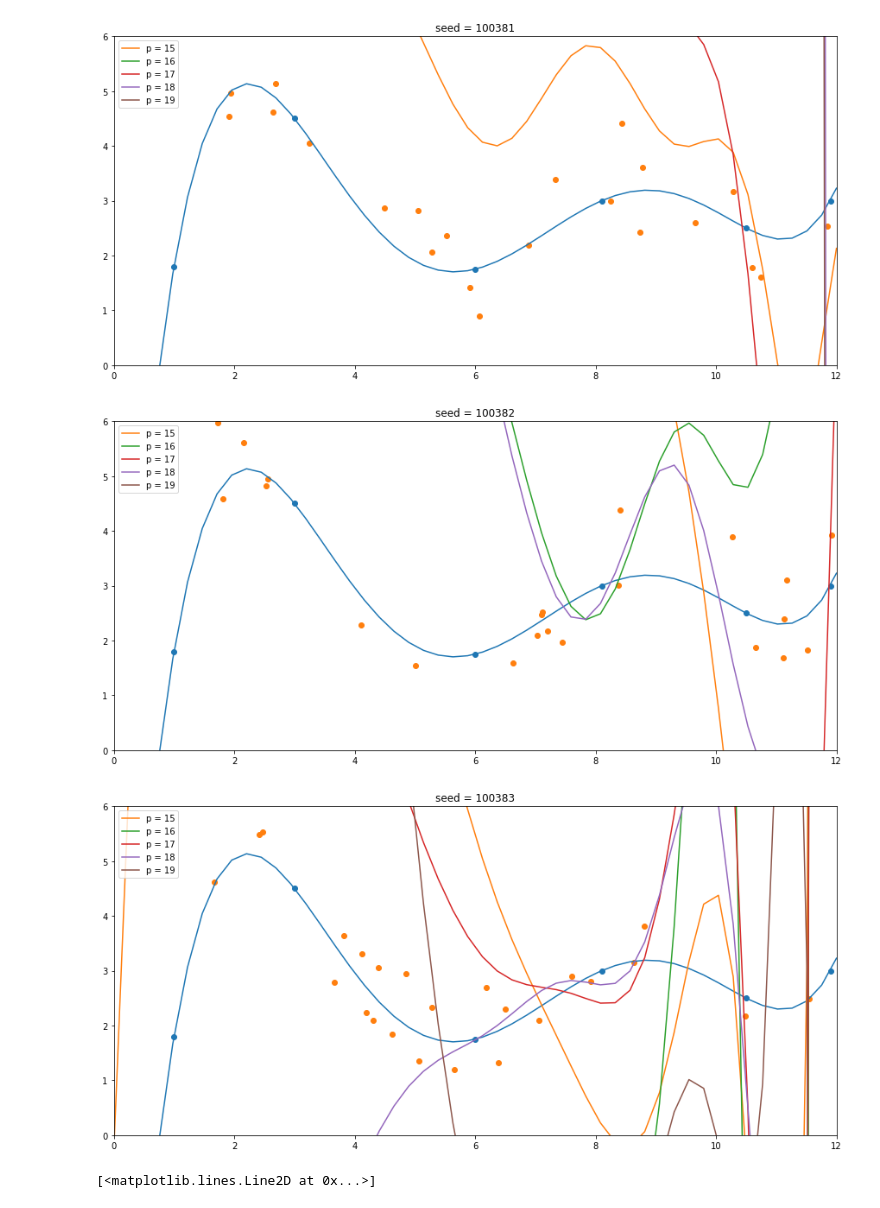
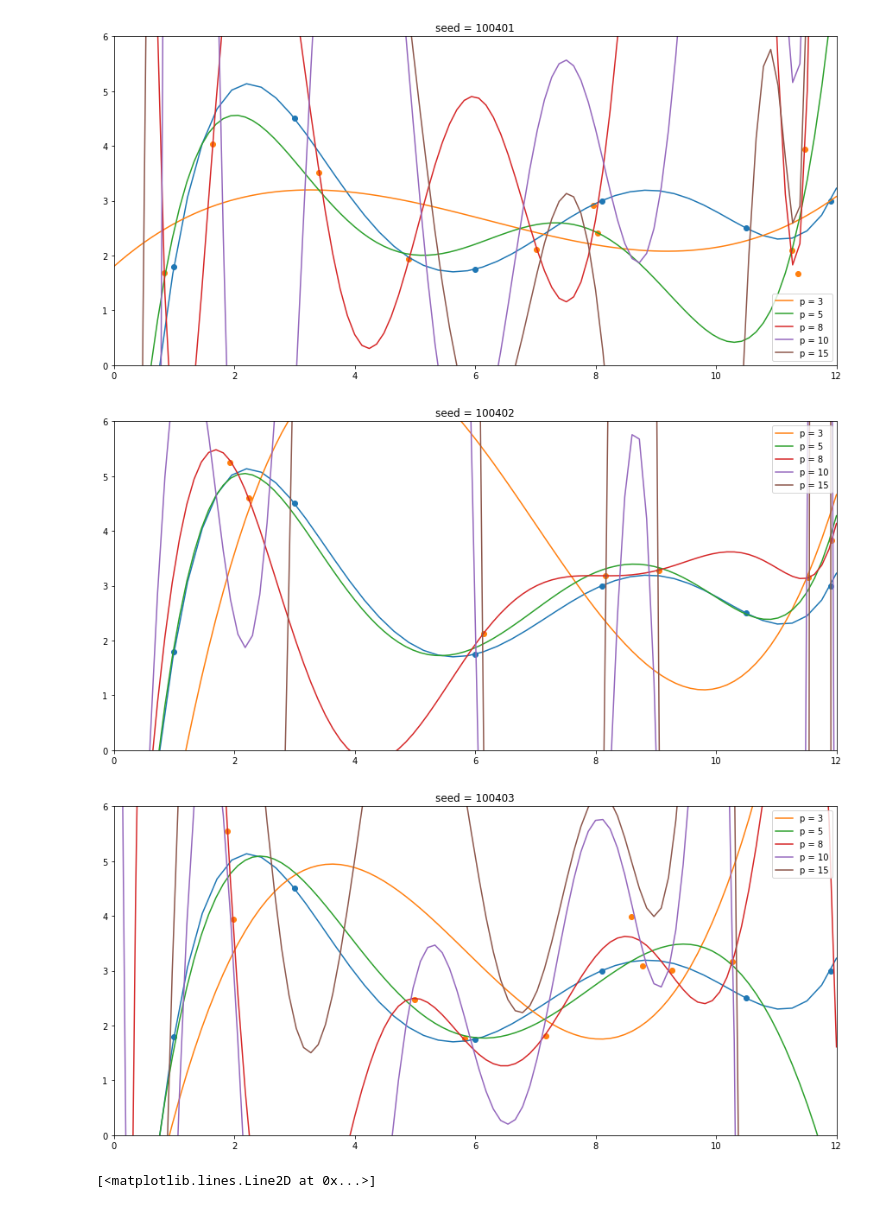
Before and after one commit to hschafer/CSE-STAT-416-book, a Jupyter notebook: animations/assessing_performance/Data.ipynb, the cells around one changed output. Drawn from its saved outputs; the diff is of its cells as text; code cells hidden in the pictures.

```diff
--- a/animations/assessing_performance/Data.ipynb
+++ b/animations/assessing_performance/Data.ipynb
@@ -28,13 +28,3 @@ def fhat(x, Xtrain, Ytrain, deg):
     xhat = h(x, deg)
     b = beta(H(Xtrain, deg), Ytrain)
     return np.matmul(xhat, b)[0]  # the matmul returns a 1x1 array
-
-xs = np.linspace(0, 12)
-ys = np.zeros(xs.shape[0])
-for i, x in enumerate(xs):
-    ys[i] = fhat(x, XS, YS[np.newaxis].T, dim)
-
-plt.xlim(0, 12)
-plt.ylim(0, 6)
-plt.scatter(XS, YS)
-plt.plot(xs, ys)
@@ -73,8 +60,8 @@ for k in range(0, 10):
     plt.ylim(Y_MIN, Y_MAX)
     plt.plot(xlin, ys)
 
-    seed = 100374 + k
-    N = 25
+    seed = 100394 + k
+    N = 10
     np.random.seed(seed)
     xs = np.random.uniform(X_MIN, X_MAX, N)
     ys = np.zeros(N)
@@ -82,8 +69,8 @@ for k in range(0, 10):
         ys[i] = fhat(x, XTRUE, YTRUE[np.newaxis].T, dim) + np.random.normal(0, .6)
     plt.scatter(xs, ys)
 
-    for j in range(15, 20 , 1):
-        xhat = np.linspace(0, 12)
+    for j in [3, 5, 8, 10, 15]:
+        xhat = np.linspace(0, 12, num=100)
         yhat = np.zeros(xhat.shape[0])
         for i, x in enumerate(xhat):
             yhat[i] = fhat(x, xs, ys[np.newaxis].T, j)
@@ -103,6 +90,6 @@ for k in range(0, 10):
-[figure, old version]
+[figure, new version]
-[figure, old version]
+[figure, new version]
-[figure, old version]
+[figure, new version]
 # %%
 XS = np.array([ 6.57105191,  7.11776457, 10.17884278,  4.59789359,  7.99096752,  7.88123594,
   10.26644373,  6.4922343,   4.11270326, 10.03495831,  4.59490179,
```
Also changed, not shown: parts of 2 cells of this notebook, 30 other files.
